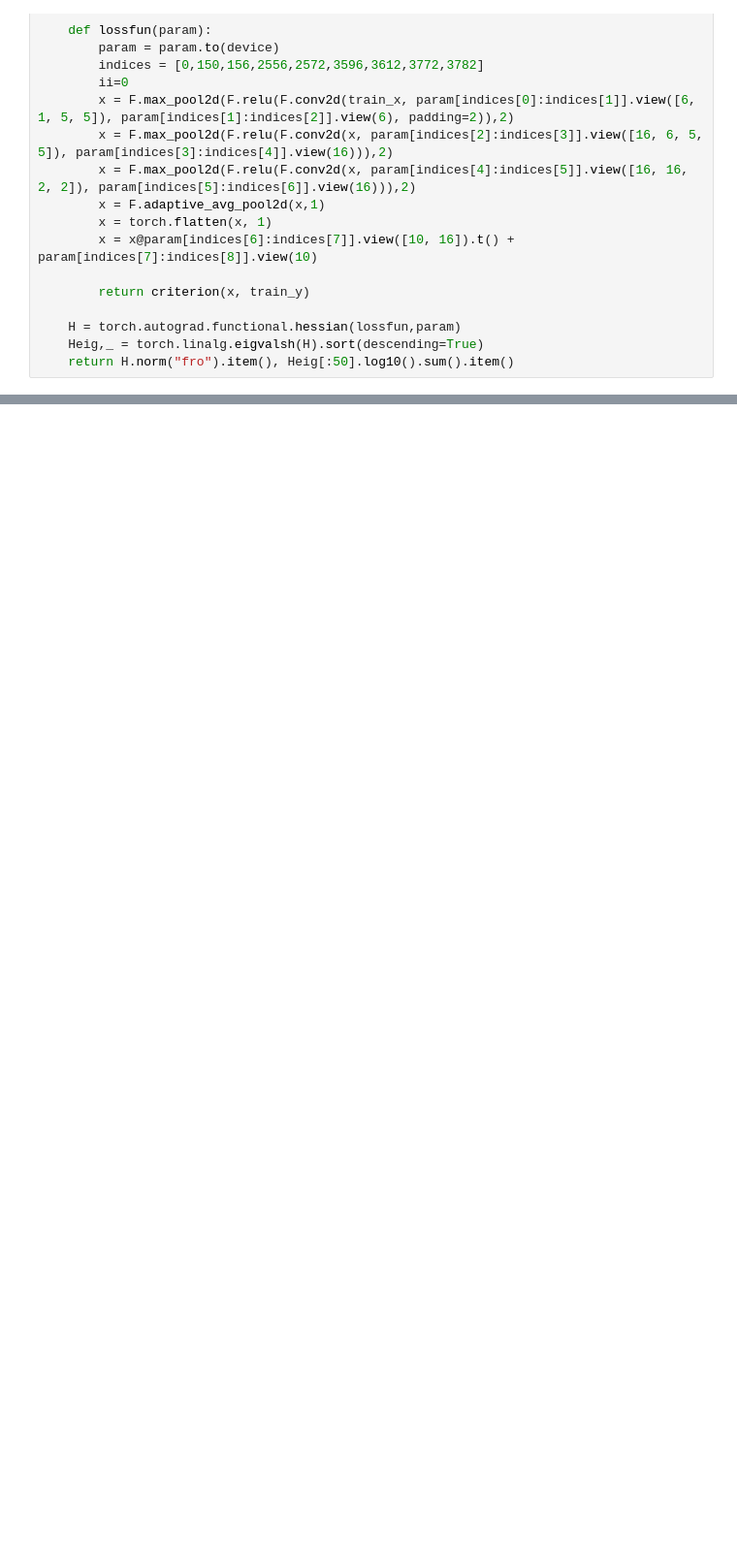
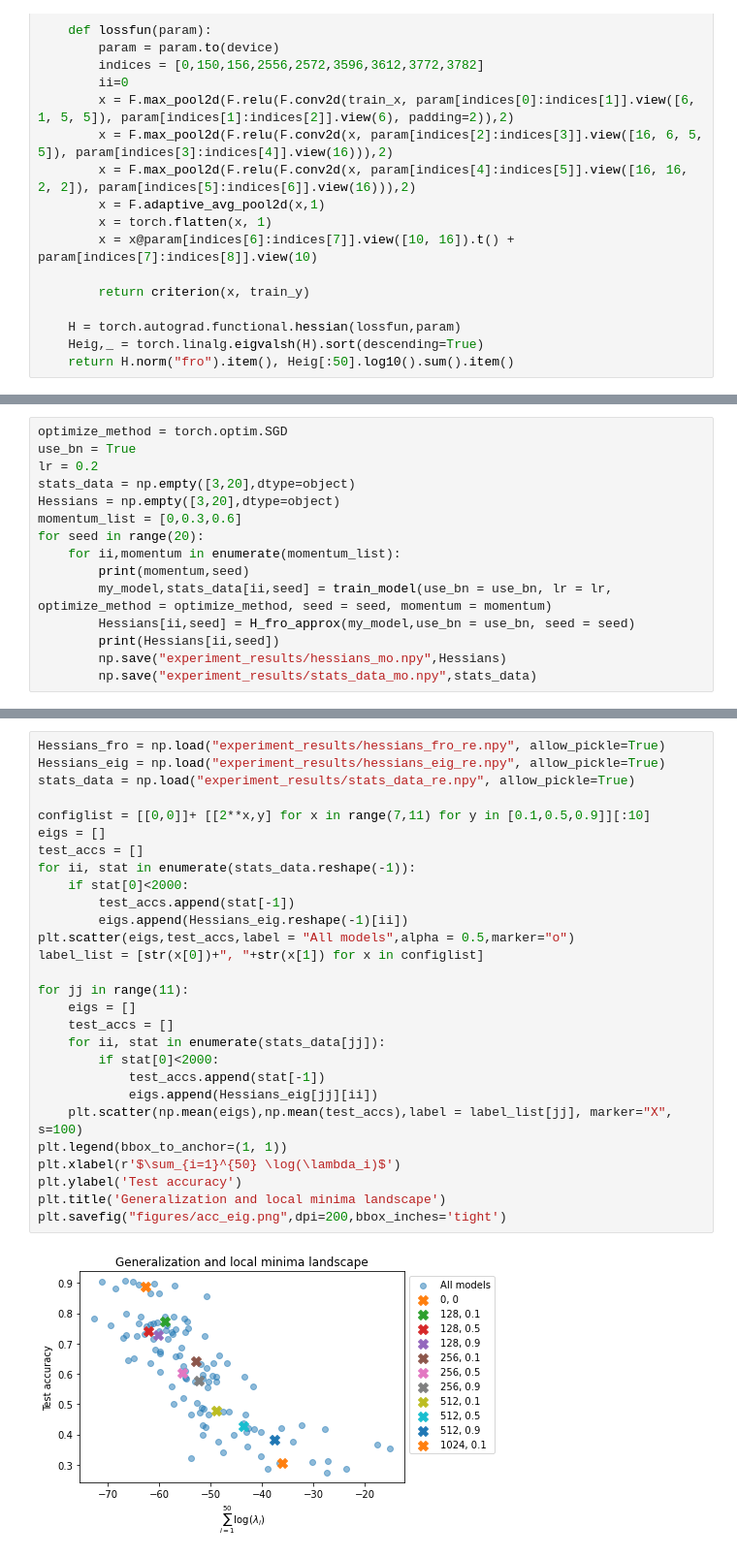
Before and after one commit to xiaotiansu/OptML_SB, a Jupyter notebook: test_smalldata.ipynb, the cells around one changed output, grey strips where cells are left out. Shown at 97% size. Cells and saved outputs as stored; diff of their text form; blank space fills up the shorter version.

```diff
--- a/test_smalldata.ipynb
+++ b/test_smalldata.ipynb
@@ -184,0 +403,15 @@ def H_eig(my_model):
+# %%
+optimize_method = torch.optim.SGD
+use_bn = True
+lr = 0.2
+stats_data = np.empty([3,20],dtype=object)
+Hessians = np.empty([3,20],dtype=object)
+momentum_list = [0,0.3,0.6]
+for seed in range(20):
+    for ii,momentum in enumerate(momentum_list):
+        print(momentum,seed)
+        my_model,stats_data[ii,seed] = train_model(use_bn = use_bn, lr = lr, optimize_method = optimize_method, seed = seed, momentum = momentum)
+        Hessians[ii,seed] = H_fro_approx(my_model,use_bn = use_bn, seed = seed)
+        print(Hessians[ii,seed])
+        np.save("experiment_results/hessians_mo.npy",Hessians)
+        np.save("experiment_results/stats_data_mo.npy",stats_data)
@@ -184,0 +435,30 @@ def H_eig(my_model):
+# %%
+Hessians_fro = np.load("experiment_results/hessians_fro_re.npy", allow_pickle=True)
+Hessians_eig = np.load("experiment_results/hessians_eig_re.npy", allow_pickle=True)
+stats_data = np.load("experiment_results/stats_data_re.npy", allow_pickle=True)
+
+configlist = [[0,0]]+ [[2**x,y] for x in range(7,11) for y in [0.1,0.5,0.9]][:10]
+eigs = []
+test_accs = []
+for ii, stat in enumerate(stats_data.reshape(-1)):
+    if stat[0]<2000:
+        test_accs.append(stat[-1])
+        eigs.append(Hessians_eig.reshape(-1)[ii])
+plt.scatter(eigs,test_accs,label = "All models",alpha = 0.5,marker="o")
+label_list = [str(x[0])+", "+str(x[1]) for x in configlist]
+
+for jj in range(11):
+    eigs = []
+    test_accs = []
+    for ii, stat in enumerate(stats_data[jj]):
+        if stat[0]<2000:
+            test_accs.append(stat[-1])
+            eigs.append(Hessians_eig[jj][ii])
+    plt.scatter(np.mean(eigs),np.mean(test_accs),label = label_list[jj], marker="X", s=100)
+plt.legend(bbox_to_anchor=(1, 1))
+plt.xlabel(r'$\sum_{i=1}^{50} \log(\lambda_i)$')
+plt.ylabel('Test accuracy')
+plt.title('Generalization and local minima landscape')
+plt.savefig("figures/acc_eig.png",dpi=200,bbox_inches='tight')
+# %% [output]
+[figure, added]
```
Also changed, not shown: parts of 19 cells of this notebook, 5 other files.
